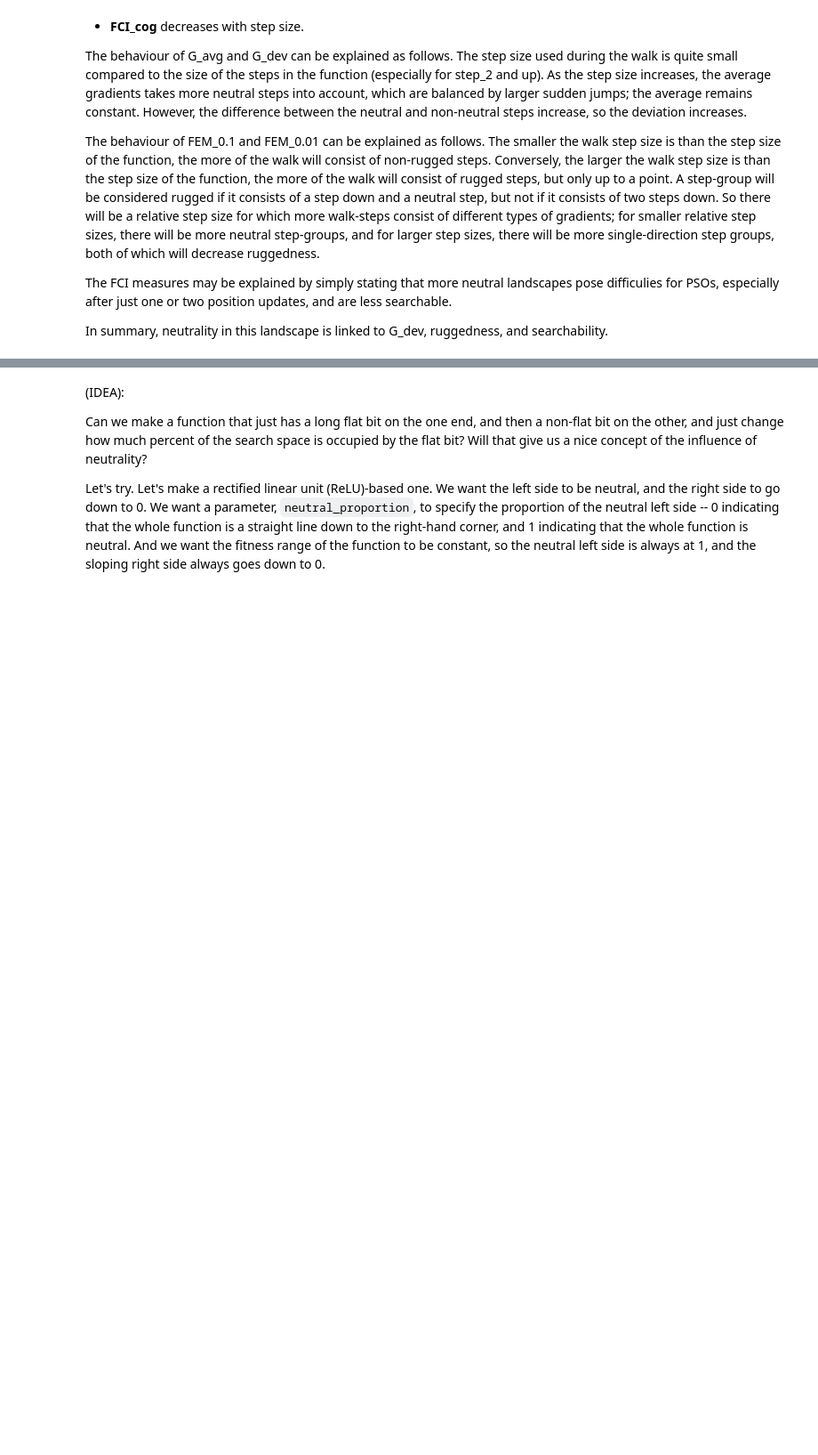
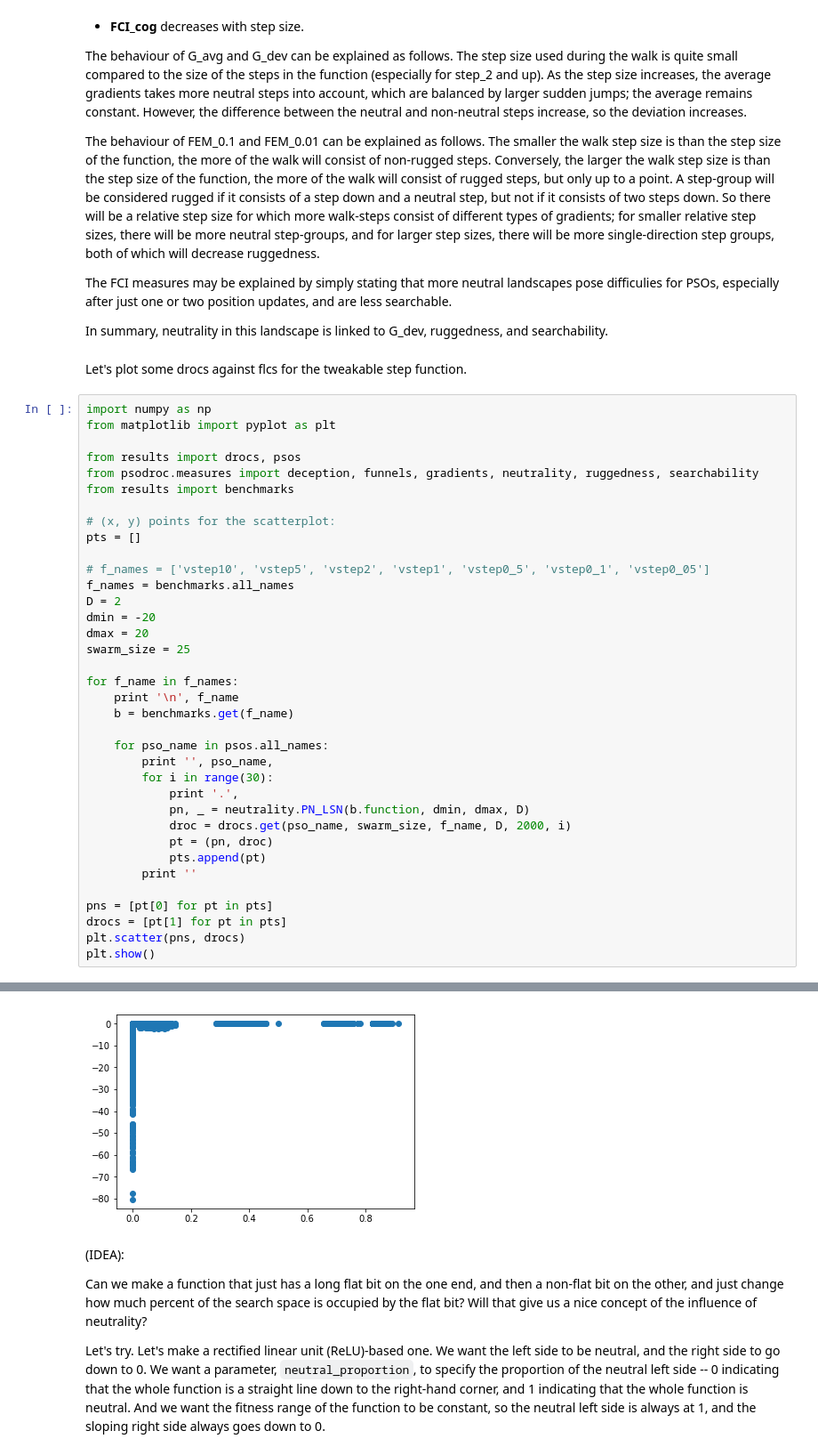
Before and after one commit to phlippieb/mpy, a Jupyter notebook: FLC functions.ipynb, the cells around one changed output, grey strips where cells are left out. Shown at 89% size. Drawn from its saved outputs; the diff is of its cells as text; blank space fills up the shorter version.

```diff
--- a/FLC functions.ipynb
+++ b/FLC functions.ipynb
@@ -399,3 +399,42 @@ The smaller the walk step size is than the step size of the function, the more o
 The FCI measures may be explained by simply stating that more neutral landscapes pose difficulies for PSOs, especially after just one or two position updates, and are less searchable.
 
 In summary, neutrality in this landscape is linked to G_dev, ruggedness, and searchability.
+# %% [markdown]
+Let's plot some drocs against flcs for the tweakable step function.
+# %%
+import numpy as np
+from matplotlib import pyplot as plt
+
+from results import drocs, psos
+from psodroc.measures import deception, funnels, gradients, neutrality, ruggedness, searchability
+from results import benchmarks
+
+# (x, y) points for the scatterplot:
+pts = []
+
+# f_names = ['vstep10', 'vstep5', 'vstep2', 'vstep1', 'vstep0_5', 'vstep0_1', 'vstep0_05']
+f_names = benchmarks.all_names
+D = 2
+dmin = -20
+dmax = 20
+swarm_size = 25
+
+for f_name in f_names:
+    print '\n', f_name
+    b = benchmarks.get(f_name)
+
+    for pso_name in psos.all_names:
+        print '', pso_name,
+        for i in range(30):
+            print '.',
+            pn, _ = neutrality.PN_LSN(b.function, dmin, dmax, D)
+            droc = drocs.get(pso_name, swarm_size, f_name, D, 2000, i)
+            pt = (pn, droc)
+            pts.append(pt)
+        print ''
+
+pns = [pt[0] for pt in pts]
+drocs = [pt[1] for pt in pts]
+plt.scatter(pns, drocs)
+plt.show()
+# %% [output]
@@ -402,3 +458,4 @@ In summary, neutrality in this landscape is linked to G_dev, ruggedness, and sea
+[figure, added]
 # %% [markdown]
 (IDEA):
 
```
Also changed, not shown: parts of 1 cell of this notebook, 14 other files.
